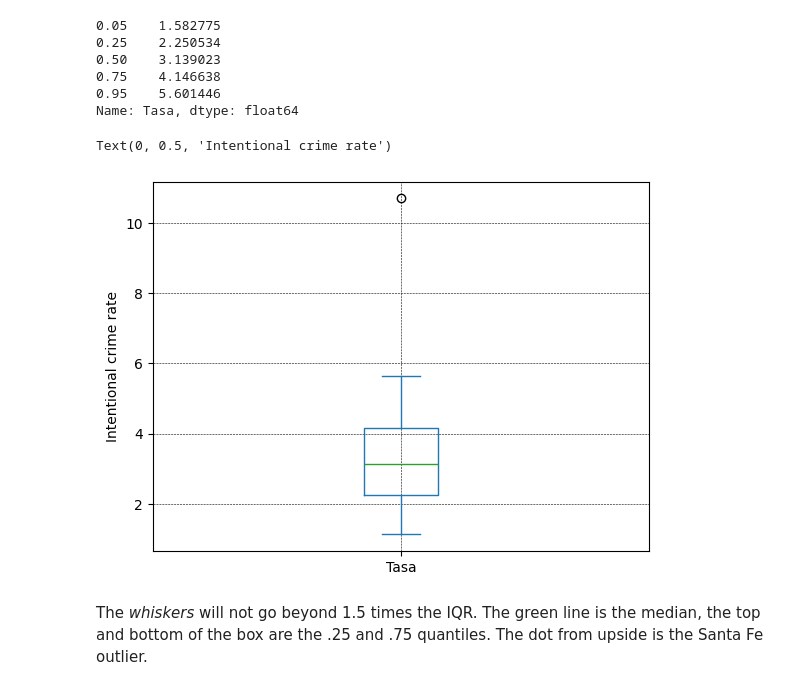
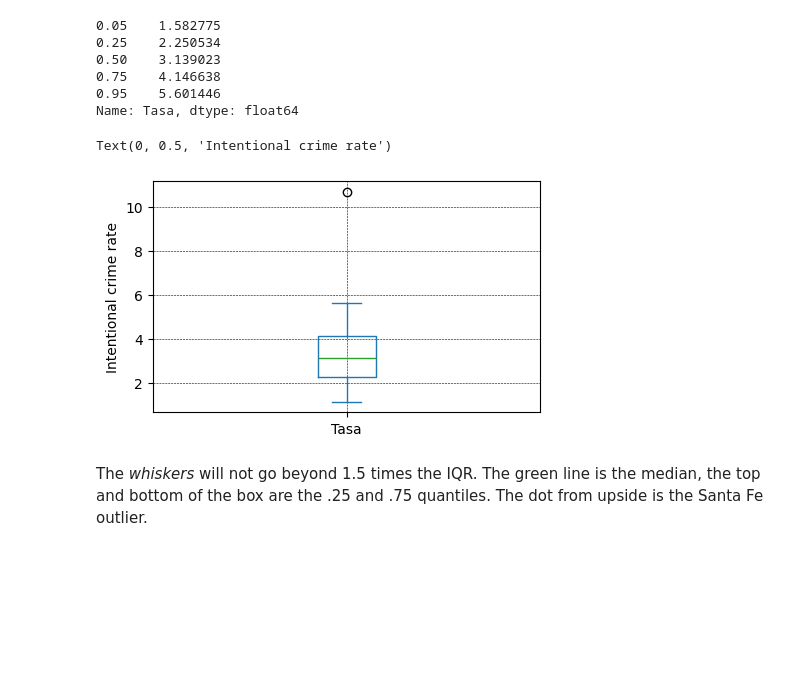
Before and after one commit to matuneville/practical-statistics-book, a Jupyter notebook: src/chapter_01/ExploratoryDataAnalysis_Py.ipynb, the cells around one changed output. Saved outputs shown, nothing was run; the diff lists cells and outputs as text; code cells hidden in the pictures; blank space fills up the shorter version.

```diff
--- a/src/chapter_01/ExploratoryDataAnalysis_Py.ipynb
+++ b/src/chapter_01/ExploratoryDataAnalysis_Py.ipynb
@@ -98,12 +98,12 @@ df['Tasa'].quantile([0.05, 0.25, 0.5, 0.75, 0.95])
 Name: Tasa, dtype: float64
 # %%
 # Crime rate Boxplot
-ax = (df['Tasa']).plot.box()
+ax = (df['Tasa']).plot.box(figsize=(5,3))
 ax.grid(True, linewidth="0.4", color="black", linestyle="--")
 ax.set_ylabel('Intentional crime rate')
 # %% [output]
 Text(0, 0.5, 'Intentional crime rate')
-[figure, old version]
+[figure, new version]
 # %% [markdown]
 The _whiskers_ will not go beyond 1.5 times the IQR. The green line is the median, the top and bottom of the box are the .25 and .75 quantiles. The dot from upside is the Santa Fe outlier.
 # %%
```
Also changed, not shown: parts of 1 cell of this notebook.
